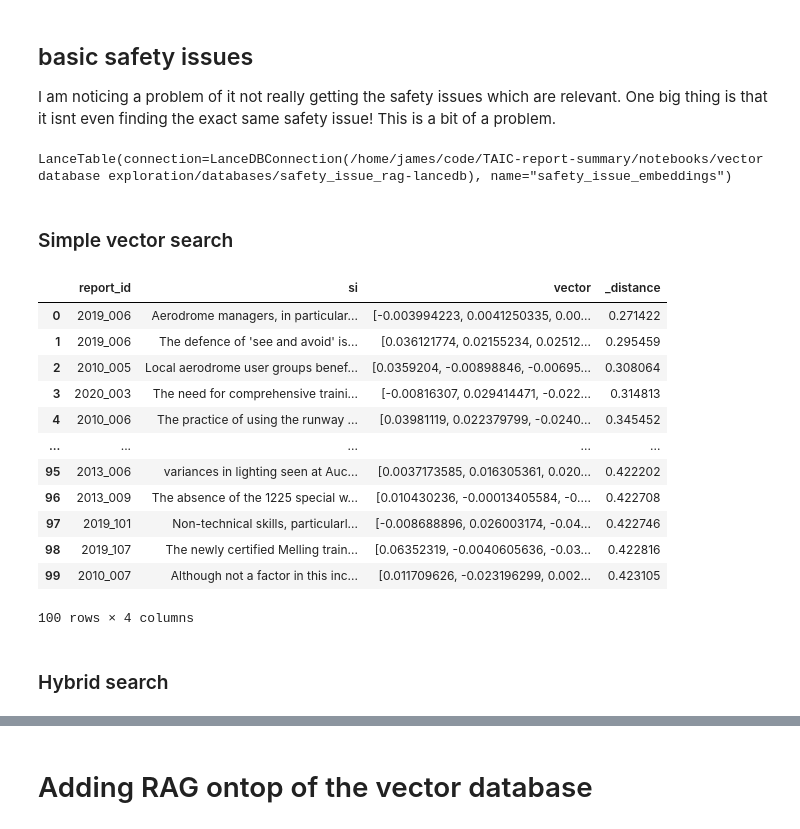
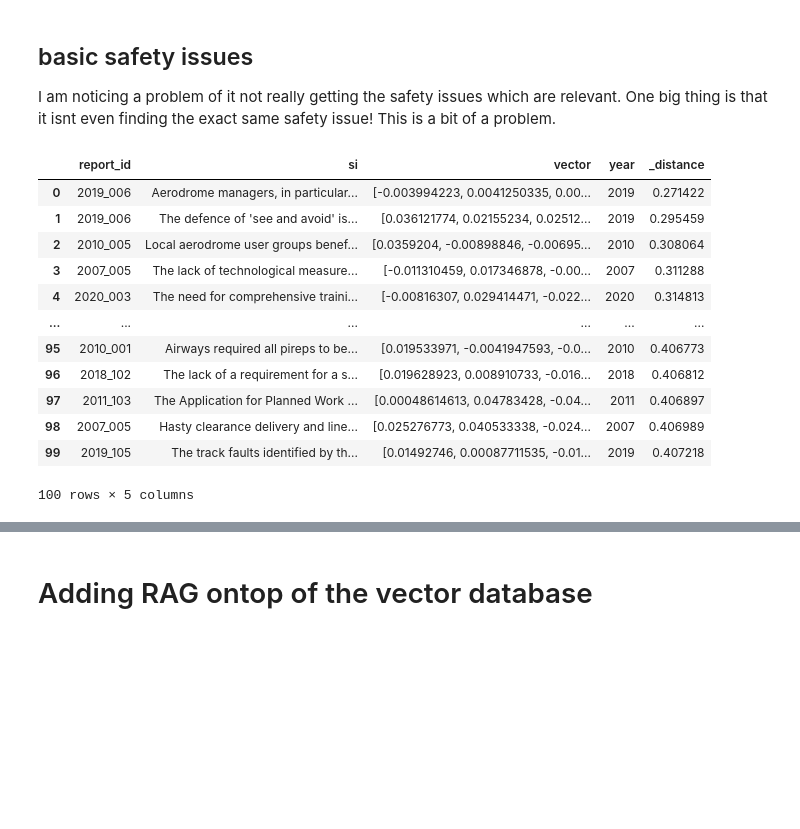
Before and after one commit to 1jamesthompson1/TAIC-report-summary, a Jupyter notebook: notebooks/vector database exploration/#165_basic_safety_issue_rag.ipynb, the cells around one changed output, grey strips where cells are left out. Drawn from its saved outputs; the diff is of its cells as text; code cells hidden in the pictures; blank space fills up the shorter version.

```diff
--- a/notebooks/vector database exploration/#165_basic_safety_issue_rag.ipynb
+++ b/notebooks/vector database exploration/#165_basic_safety_issue_rag.ipynb
@@ -55,10 +68,8 @@ safety_issue_embeddings
 
 I have done a rerun of the safety issues and included all since 2000. This means I have alot more safety issues. I need to do a recheck to see if the safety issue extraction is good enough. I think it is quite variable as there seems to be 660ish where the last run through only had 560. More so I didn't think I was doing a run through where it would redo the safety issues.
 # %%
-si_df_test = pd.read_csv('../../output/safety_issues.csv')
+safety_issue_embeddings['year'] = safety_issue_embeddings['report_id'].apply(lambda x: int(x[0:4]))
 
-si_df_test['year'] = si_df_test['report_id'].apply(lambda x: int(x[0:4]))
-
-si_df_test['year'].hist()
+safety_issue_embeddings['year'].hist()
 # %% [output]
 <Axes: >
@@ -102,31 +166,31 @@ I am noticing a problem of it not really getting the safety issues which are rel
 si_table = db.create_table('safety_issue_embeddings', data = safety_issue_embeddings, mode='overwrite')
 
 si_table
+si_table.create_fts_index("si", replace=True)
-# %% [output]
-LanceTable(connection=LanceDBConnection(/home/james/code/TAIC-report-summary/notebooks/vector database exploration/databases/safety_issue_rag-lancedb), name="safety_issue_embeddings")
-# %% [markdown]
-### Simple vector search
+# %%
+def safety_issue_search(query, limit = 100):
+    simple_search = si_table.search(embed_query(query)) \
+        .metric("cosine") \
+        .where("year > 2006", prefilter=True) \
+        .limit(limit) \
+        .to_pandas()
+
+    return simple_search
 # %%
 query = "Close proximity events at unattended aerodromes"
-search_results = si_table.search(embed_query(query)) \
-    .metric("cosine") \
-    .limit(100) \
-    .to_pandas()
 
-search_results
+safety_issue_search(query)
 # %% [output]
-|  | report_id | si | vector | _distance |
-| 0 | 2019_006 | Aerodrome managers, in particular... | [-0.003994223, 0.0041250335, 0.00... | 0.271422 |
-| 1 | 2019_006 | The defence of 'see and avoid' is... | [0.036121774, 0.02155234, 0.02512... | 0.295459 |
-| 2 | 2010_005 | Local aerodrome user groups benef... | [0.0359204, -0.00898846, -0.00695... | 0.308064 |
-| 3 | 2020_003 | The need for comprehensive traini... | [-0.00816307, 0.029414471, -0.022... | 0.314813 |
-| 4 | 2010_006 | The practice of using the runway ... | [0.03981119, 0.022379799, -0.0240... | 0.345452 |
-| ... | ... | ... | ... | ... |
-| 95 | 2013_006 | variances in lighting seen at Auc... | [0.0037173585, 0.016305361, 0.020... | 0.422202 |
-| 96 | 2013_009 | The absence of the 1225 special w... | [0.010430236, -0.00013405584, -0.... | 0.422708 |
-| 97 | 2019_101 | Non-technical skills, particularl... | [-0.008688896, 0.026003174, -0.04... | 0.422746 |
-| 98 | 2019_107 | The newly certified Melling train... | [0.06352319, -0.0040605636, -0.03... | 0.422816 |
-| 99 | 2010_007 | Although not a factor in this inc... | [0.011709626, -0.023196299, 0.002... | 0.423105 |
+|  | report_id | si | vector | year | _distance |
+| 0 | 2019_006 | Aerodrome managers, in particular... | [-0.003994223, 0.0041250335, 0.00... | 2019 | 0.271422 |
+| 1 | 2019_006 | The defence of 'see and avoid' is... | [0.036121774, 0.02155234, 0.02512... | 2019 | 0.295459 |
+| 2 | 2010_005 | Local aerodrome user groups benef... | [0.0359204, -0.00898846, -0.00695... | 2010 | 0.308064 |
+| 3 | 2007_005 | The lack of technological measure... | [-0.011310459, 0.017346878, -0.00... | 2007 | 0.311288 |
+| 4 | 2020_003 | The need for comprehensive traini... | [-0.00816307, 0.029414471, -0.022... | 2020 | 0.314813 |
+| ... | ... | ... | ... | ... | ... |
+| 95 | 2010_001 | Airways required all pireps to be... | [0.019533971, -0.0041947593, -0.0... | 2010 | 0.406773 |
+| 96 | 2018_102 | The lack of a requirement for a s... | [0.019628923, 0.008910733, -0.016... | 2018 | 0.406812 |
+| 97 | 2011_103 | The Application for Planned Work ... | [0.00048614613, 0.04783428, -0.04... | 2011 | 0.406897 |
+| 98 | 2007_005 | Hasty clearance delivery and line... | [0.025276773, 0.040533338, -0.024... | 2007 | 0.406989 |
+| 99 | 2019_105 | The track faults identified by th... | [0.01492746, 0.00087711535, -0.01... | 2019 | 0.407218 |
-100 rows × 4 columns
+100 rows × 5 columns
-# %% [markdown]
-### Hybrid search
```
Also changed, not shown: parts of 35 cells of this notebook, 3 other files.
